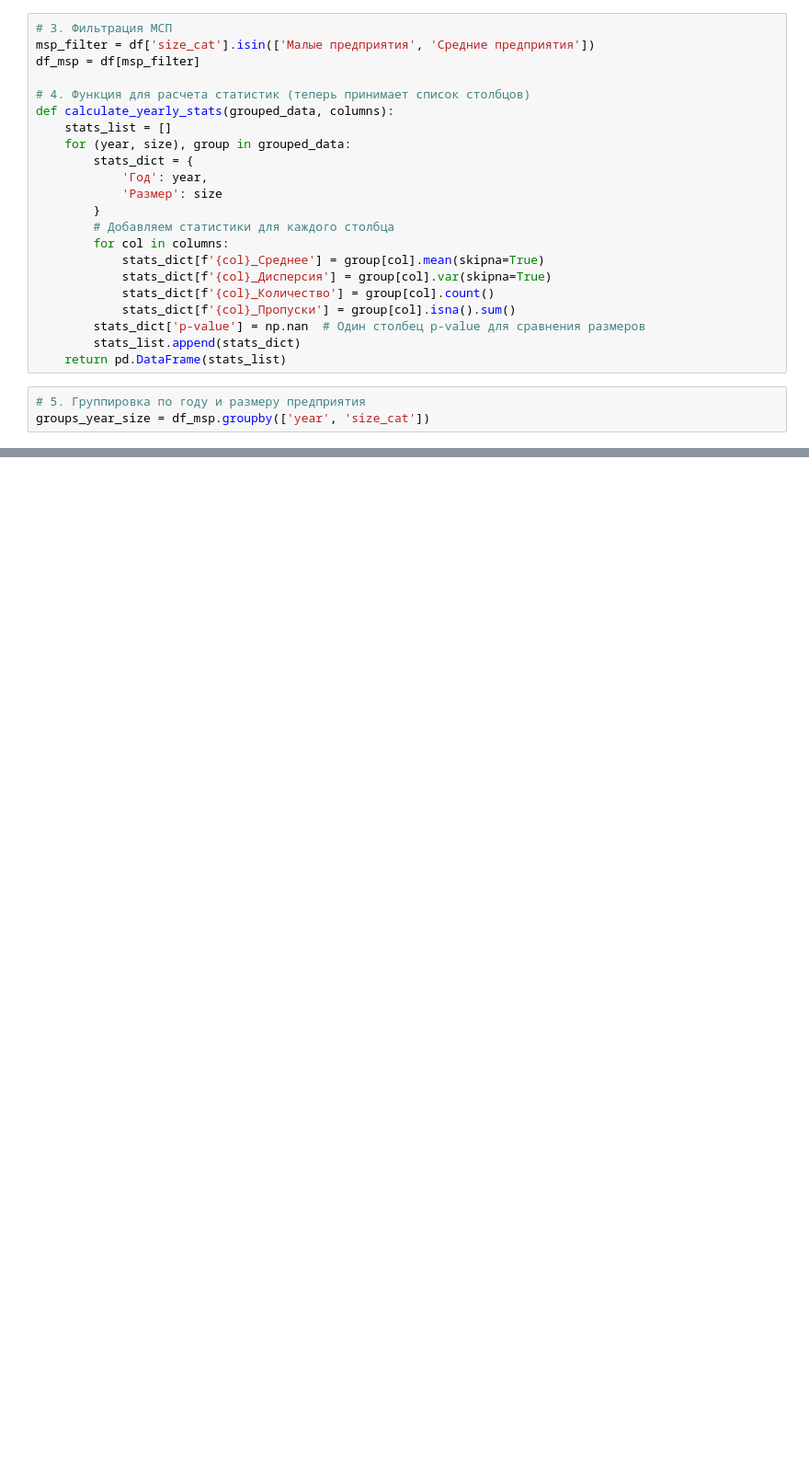
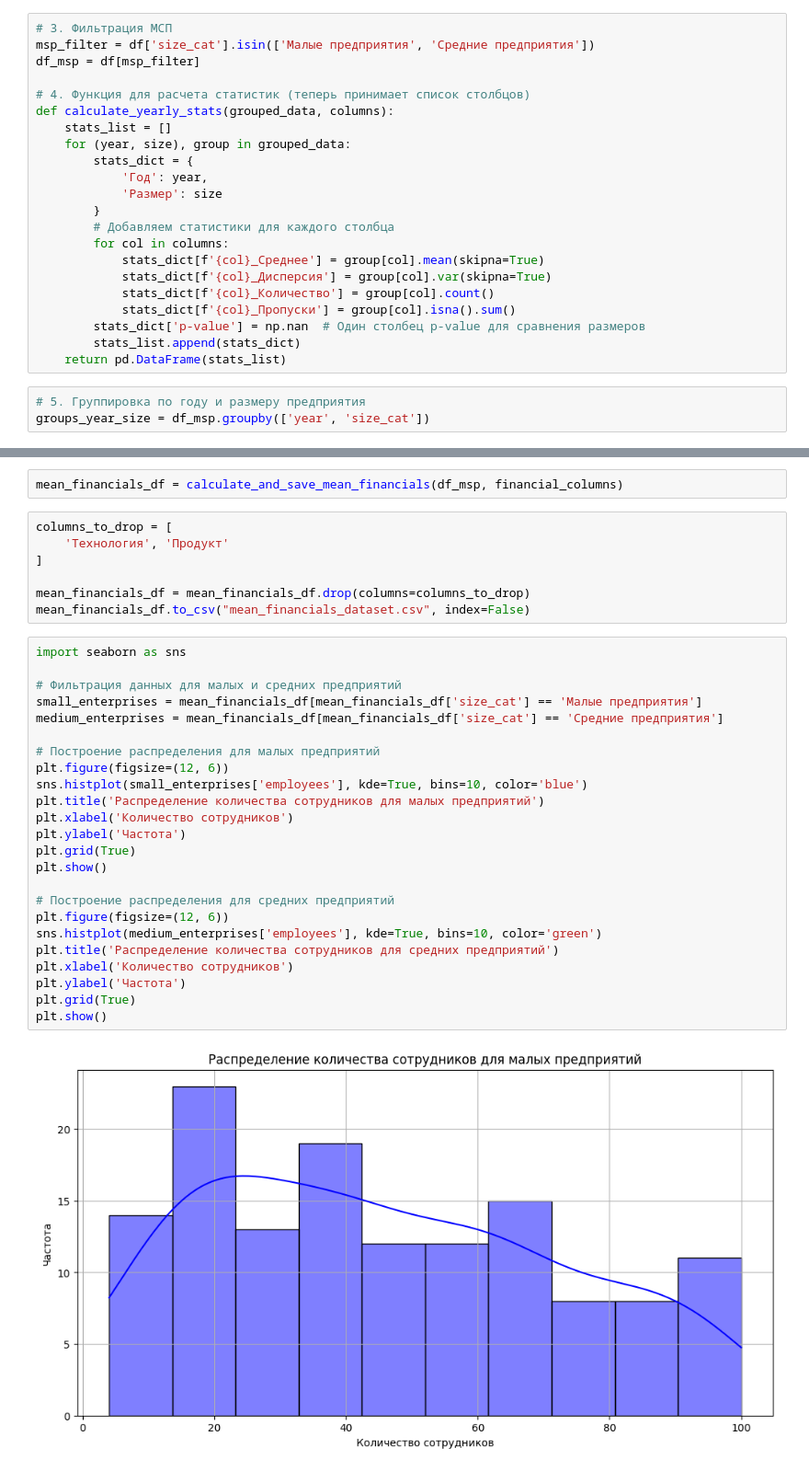
Before and after one commit to PaveLuchkov/MSP, a Jupyter notebook: Cleaning.ipynb, the cells around one changed output, grey strips where cells are left out. Shown at 92% size. Cells and saved outputs as stored; diff of their text form; blank space fills up the shorter version.

```diff
--- a/Cleaning.ipynb
+++ b/Cleaning.ipynb
@@ -357,0 +453,35 @@ See the caveats in the documentation: https://pandas.pydata.org/pandas-docs/stab
+# %%
+mean_financials_df = calculate_and_save_mean_financials(df_msp, financial_columns)
+# %%
+columns_to_drop = [
+    'Технология', 'Продукт'
+]
+
+mean_financials_df = mean_financials_df.drop(columns=columns_to_drop)
+mean_financials_df.to_csv("mean_financials_dataset.csv", index=False)
+# %%
+import seaborn as sns
+
+# Фильтрация данных для малых и средних предприятий
+small_enterprises = mean_financials_df[mean_financials_df['size_cat'] == 'Малые предприятия']
+medium_enterprises = mean_financials_df[mean_financials_df['size_cat'] == 'Средние предприятия']
+
+# Построение распределения для малых предприятий
+plt.figure(figsize=(12, 6))
+sns.histplot(small_enterprises['employees'], kde=True, bins=10, color='blue')
+plt.title('Распределение количества сотрудников для малых предприятий')
+plt.xlabel('Количество сотрудников')
+plt.ylabel('Частота')
+plt.grid(True)
+plt.show()
+
+# Построение распределения для средних предприятий
+plt.figure(figsize=(12, 6))
+sns.histplot(medium_enterprises['employees'], kde=True, bins=10, color='green')
+plt.title('Распределение количества сотрудников для средних предприятий')
+plt.xlabel('Количество сотрудников')
+plt.ylabel('Частота')
+plt.grid(True)
+plt.show()
+# %% [output]
+[figure, added]
```
Also changed, not shown: parts of 29 cells of this notebook, 9 other files.
